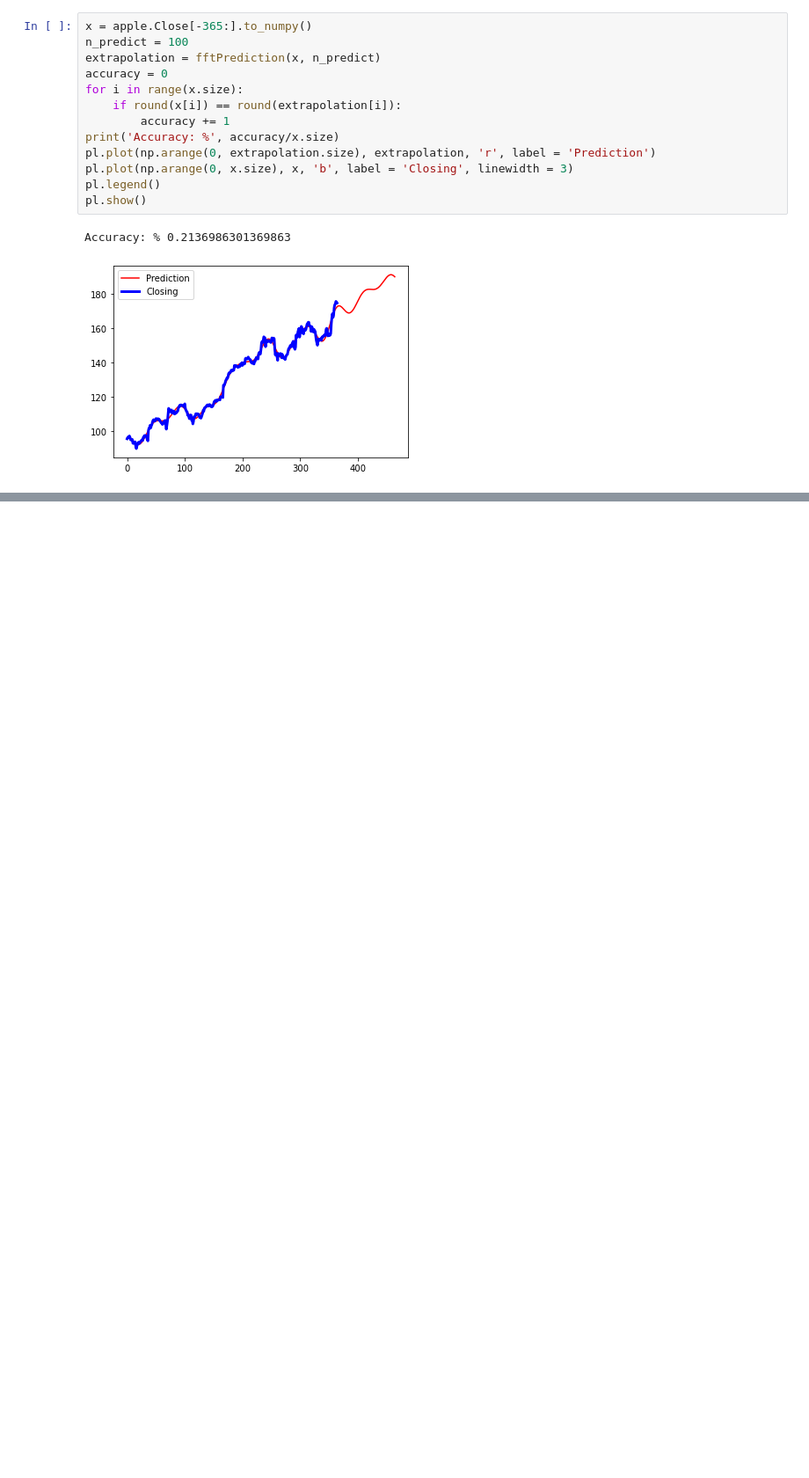
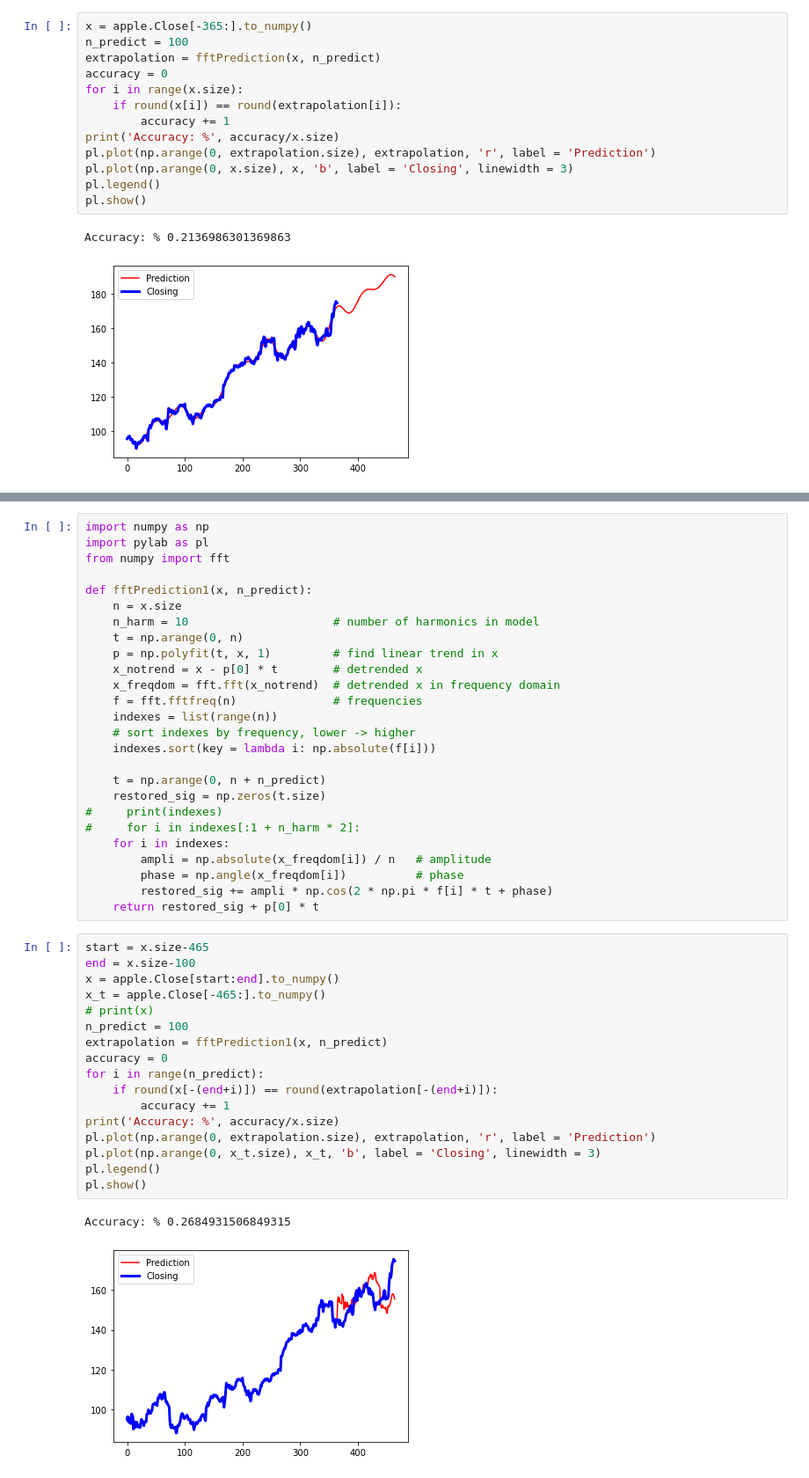
Before and after one commit to abdelrahim-hentabli/CS235Project, a Jupyter notebook: FourierTransform.ipynb, the cells around one changed output, grey strips where cells are left out. Shown at 88% size. Drawn from its saved outputs; the diff is of its cells as text; blank space fills up the shorter version.

Commit message:
updates to fft for prediction

```diff
--- a/FourierTransform.ipynb
+++ b/FourierTransform.ipynb
@@ -197,3 +192,49 @@ ValueError: x and y must have same first dimension, but have shapes (1,) and (36
+# %%
+import numpy as np
+import pylab as pl
+from numpy import fft
+
+def fftPrediction1(x, n_predict):
+    n = x.size
+    n_harm = 10                     # number of harmonics in model
+    t = np.arange(0, n)
+    p = np.polyfit(t, x, 1)         # find linear trend in x
+    x_notrend = x - p[0] * t        # detrended x
+    x_freqdom = fft.fft(x_notrend)  # detrended x in frequency domain
+    f = fft.fftfreq(n)              # frequencies
+    indexes = list(range(n))
+    # sort indexes by frequency, lower -> higher
+    indexes.sort(key = lambda i: np.absolute(f[i]))
+
+    t = np.arange(0, n + n_predict)
+    restored_sig = np.zeros(t.size)
+#     print(indexes)
+#     for i in indexes[:1 + n_harm * 2]:
+    for i in indexes:
+        ampli = np.absolute(x_freqdom[i]) / n   # amplitude
+        phase = np.angle(x_freqdom[i])          # phase
+        restored_sig += ampli * np.cos(2 * np.pi * f[i] * t + phase)
+    return restored_sig + p[0] * t
+# %%
+start = x.size-465
+end = x.size-100
+x = apple.Close[start:end].to_numpy()
+x_t = apple.Close[-465:].to_numpy()
+# print(x)
+n_predict = 100
+extrapolation = fftPrediction1(x, n_predict)
+accuracy = 0
+for i in range(n_predict):
+    if round(x[-(end+i)]) == round(extrapolation[-(end+i)]):
+        accuracy += 1
+print('Accuracy: %', accuracy/x.size)
+pl.plot(np.arange(0, extrapolation.size), extrapolation, 'r', label = 'Prediction')
+pl.plot(np.arange(0, x_t.size), x_t, 'b', label = 'Closing', linewidth = 3)
+pl.legend()
+pl.show()
+# %% [output]
+Accuracy: % 0.2684931506849315
+[figure, added]
 # %%
 predict = 90
 #data function
```
Also changed, not shown: parts of 3 cells of this notebook.
